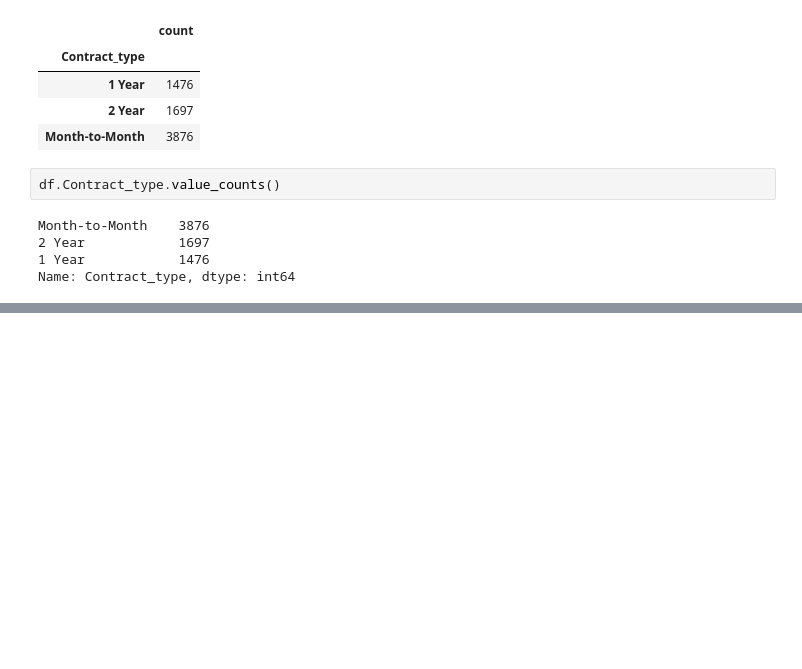
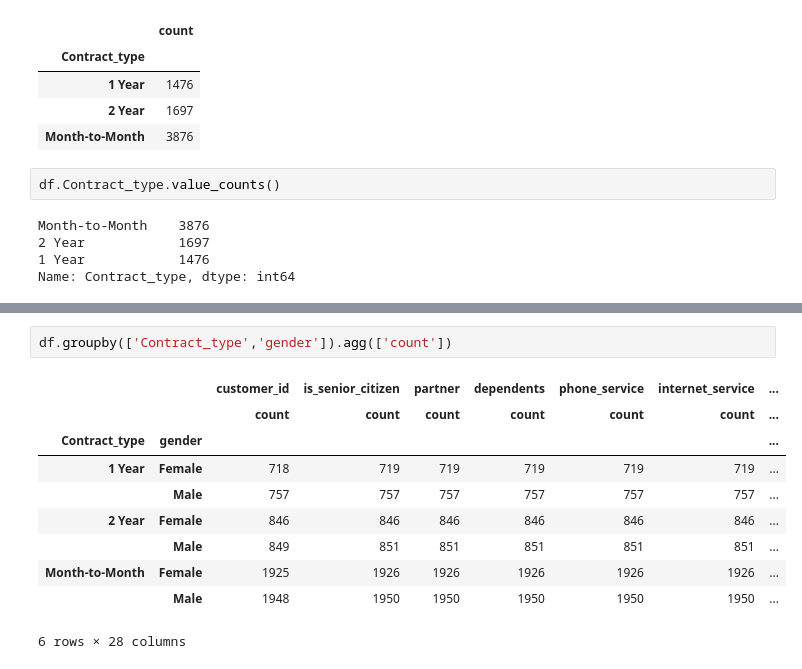
Before and after one commit to matt-c-knight/numpy-pandas-visualization-exercises, a Jupyter notebook: churn_exercise.ipynb, the cells around one changed output, grey strips where cells are left out. Drawn from its saved outputs; the diff is of its cells as text; blank space fills up the shorter version.

```diff
--- a/churn_exercise.ipynb
+++ b/churn_exercise.ipynb
@@ -83,0 +97,13 @@ Name: Contract_type, dtype: int64
+# %%
+df.groupby(['Contract_type','gender']).agg(['count'])
+# %% [output]
+|  |  | customer_id | is_senior_citizen | partner | dependents | phone_service | internet_service | ... |
+|  |  | count | count | count | count | count | count | ... |
+| Contract_type | gender |  |  |  |  |  |  | ... |
+| 1 Year | Female | 718 | 719 | 719 | 719 | 719 | 719 | ... |
+|  | Male | 757 | 757 | 757 | 757 | 757 | 757 | ... |
+| 2 Year | Female | 846 | 846 | 846 | 846 | 846 | 846 | ... |
+|  | Male | 849 | 851 | 851 | 851 | 851 | 851 | ... |
+| Month-to-Month | Female | 1925 | 1926 | 1926 | 1926 | 1926 | 1926 | ... |
+|  | Male | 1948 | 1950 | 1950 | 1950 | 1950 | 1950 | ... |
+6 rows × 28 columns
```
Also changed, not shown: parts of 10 cells of this notebook.
